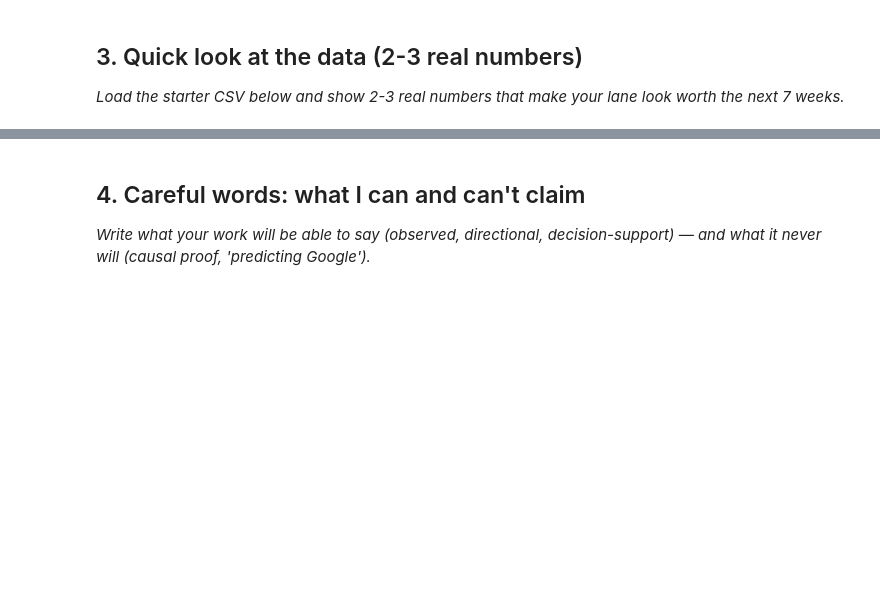
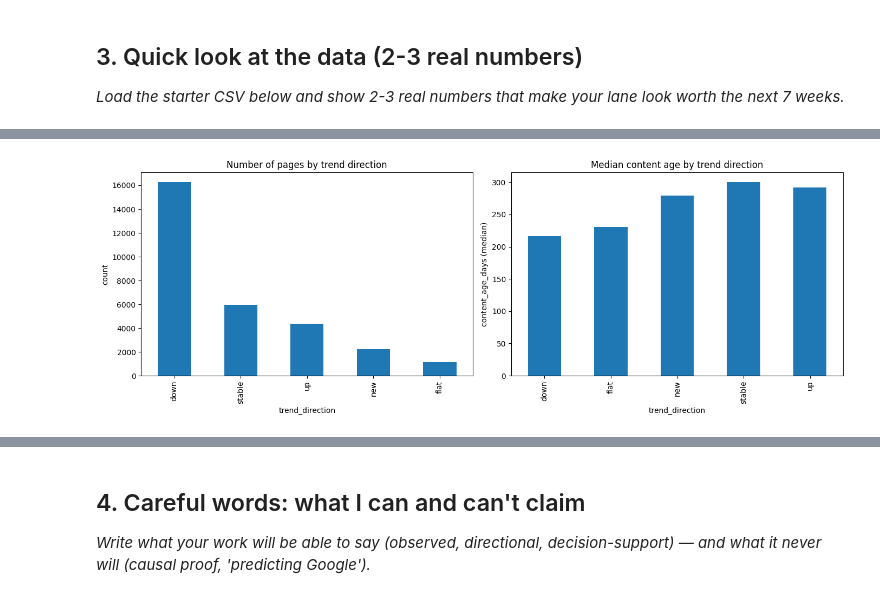
Before and after one commit to khaled-dragon/ML-intern, a Jupyter notebook: work/notebooks/w01_research_question.ipynb, the cells around one changed output, grey strips where cells are left out. Cells and saved outputs as stored; diff of their text form; code cells hidden in the pictures; blank space fills up the shorter version.

```diff
--- a/work/notebooks/w01_research_question.ipynb
+++ b/work/notebooks/w01_research_question.ipynb
@@ -20,0 +70,17 @@ This skeleton is yours to fill. Work the sections **in order** — each one has
+# %%
+import pandas as pd
+
+df = pd.read_csv("data/raw/content_refresh_anonymized.csv")
+
+# Number 1: how much signal exists for each outcome direction?
+print("--- trend_direction counts ---")
+print(df["trend_direction"].value_counts())
+
+# Number 2: how many pages have enough volume to trust a prediction on?
+enough_volume = df[df["impressions_90d"] >= 100]
+print(f"\nPages with impressions_90d >= 100: {len(enough_volume):,} out of {len(df):,} "
+      f"({len(enough_volume)/len(df)*100:.1f}%)")
+
+# Number 3: does a simple, obvious signal (content age) already explain the outcome?
+print("\n--- Median content_age_days by trend_direction ---")
+print(df.groupby("trend_direction")["content_age_days"].median())
@@ -20,0 +107,11 @@ This skeleton is yours to fill. Work the sections **in order** — each one has
+# %%
+import matplotlib.pyplot as plt
+
+fig, axes = plt.subplots(1, 2, figsize=(14, 5))
+df["trend_direction"].value_counts().plot(kind="bar", ax=axes[0], title="Number of pages by trend direction", ylabel="count")
+df.groupby("trend_direction")["content_age_days"].median().plot(kind="bar", ax=axes[1], title="Median content age by trend direction", ylabel="content_age_days (median)")
+
+plt.tight_layout()
+plt.show()
+# %% [output]
+[figure, added]
```
Also changed, not shown: parts of 6 cells of this notebook.
